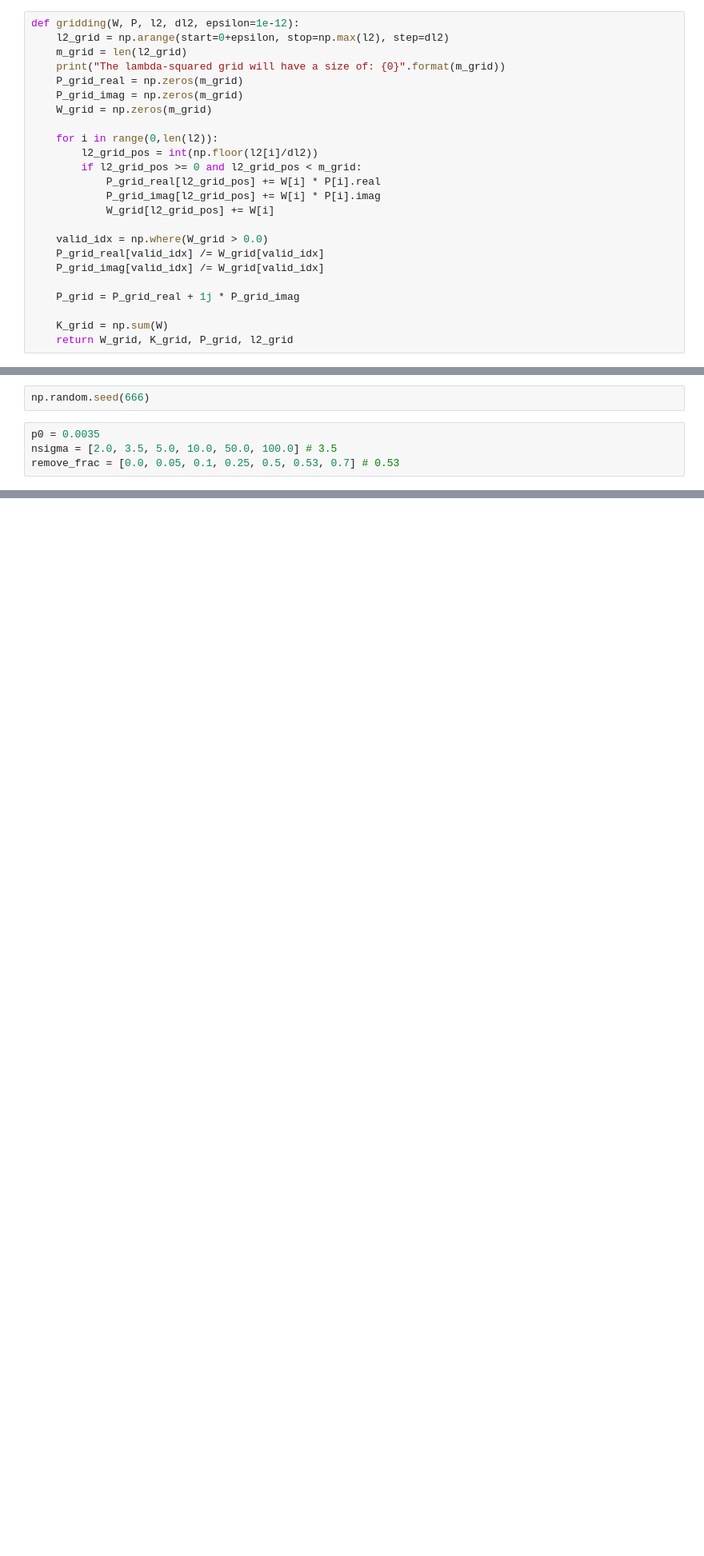
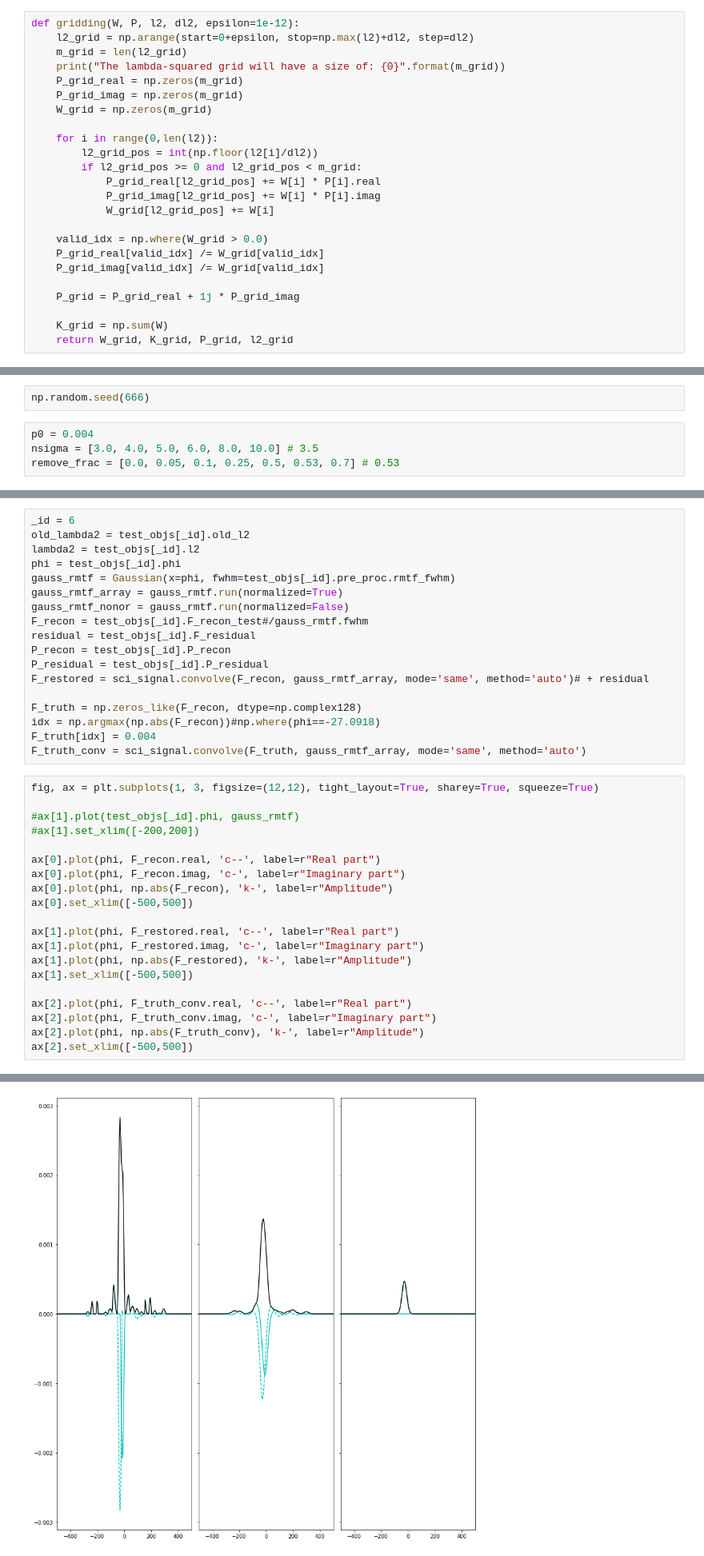
Before and after one commit to miguelcarcamov/csromer, a Jupyter notebook: simulated_tests_regularfreq.ipynb, the cells around one changed output, grey strips where cells are left out. Shown at 80% size. Saved outputs shown, nothing was run; the diff lists cells and outputs as text; blank space fills up the shorter version.

```diff
--- a/simulated_tests_regularfreq.ipynb
+++ b/simulated_tests_regularfreq.ipynb
@@ -23,7 +24,7 @@ def normalize(x, a, b):
     return x_norm
 # %%
 def gridding(W, P, l2, dl2, epsilon=1e-12):
-    l2_grid = np.arange(start=0+epsilon, stop=np.max(l2), step=dl2)
+    l2_grid = np.arange(start=0+epsilon, stop=np.max(l2)+dl2, step=dl2)
     m_grid = len(l2_grid)
     print("The lambda-squared grid will have a size of: {0}".format(m_grid))
     P_grid_real = np.zeros(m_grid)
@@ -326,8 +333,8 @@ class Test:
 # %%
 np.random.seed(666)
 # %%
-p0 = 0.0035
-nsigma = [2.0, 3.5, 5.0, 10.0, 50.0, 100.0] # 3.5
+p0 = 0.004
+nsigma = [3.0, 4.0, 5.0, 6.0, 8.0, 10.0] # 3.5
 remove_frac = [0.0, 0.05, 0.1, 0.25, 0.5, 0.53, 0.7] # 0.53
 # %%
 test_objs = []
@@ -436,0 +444,39 @@ N\R| 0.0 0.05 0.1 0.25 0.5 0.53 0.7
+# %%
+_id = 6
+old_lambda2 = test_objs[_id].old_l2
+lambda2 = test_objs[_id].l2
+phi = test_objs[_id].phi
+gauss_rmtf = Gaussian(x=phi, fwhm=test_objs[_id].pre_proc.rmtf_fwhm)
+gauss_rmtf_array = gauss_rmtf.run(normalized=True)
+gauss_rmtf_nonor = gauss_rmtf.run(normalized=False)
+F_recon = test_objs[_id].F_recon_test#/gauss_rmtf.fwhm
+residual = test_objs[_id].F_residual
+P_recon = test_objs[_id].P_recon
+P_residual = test_objs[_id].P_residual
+F_restored = sci_signal.convolve(F_recon, gauss_rmtf_array, mode='same', method='auto')# + residual
+
+F_truth = np.zeros_like(F_recon, dtype=np.complex128)
+idx = np.argmax(np.abs(F_recon))#np.where(phi==-27.0918)
+F_truth[idx] = 0.004
+F_truth_conv = sci_signal.convolve(F_truth, gauss_rmtf_array, mode='same', method='auto')
+# %%
+fig, ax = plt.subplots(1, 3, figsize=(12,12), tight_layout=True, sharey=True, squeeze=True)
+
+#ax[1].plot(test_objs[_id].phi, gauss_rmtf)
+#ax[1].set_xlim([-200,200])
+
+ax[0].plot(phi, F_recon.real, 'c--', label=r"Real part")
+ax[0].plot(phi, F_recon.imag, 'c-', label=r"Imaginary part")
+ax[0].plot(phi, np.abs(F_recon), 'k-', label=r"Amplitude")
+ax[0].set_xlim([-500,500])
+
+ax[1].plot(phi, F_restored.real, 'c--', label=r"Real part")
+ax[1].plot(phi, F_restored.imag, 'c-', label=r"Imaginary part")
+ax[1].plot(phi, np.abs(F_restored), 'k-', label=r"Amplitude")
+ax[1].set_xlim([-500,500])
+
+ax[2].plot(phi, F_truth_conv.real, 'c--', label=r"Real part")
+ax[2].plot(phi, F_truth_conv.imag, 'c-', label=r"Imaginary part")
+ax[2].plot(phi, np.abs(F_truth_conv), 'k-', label=r"Amplitude")
+ax[2].set_xlim([-500,500])
+# %% [output]
@@ -436,0 +484 @@ N\R| 0.0 0.05 0.1 0.25 0.5 0.53 0.7
+[figure, added]
```
Also changed, not shown: parts of 30 cells of this notebook, 10 other files.
